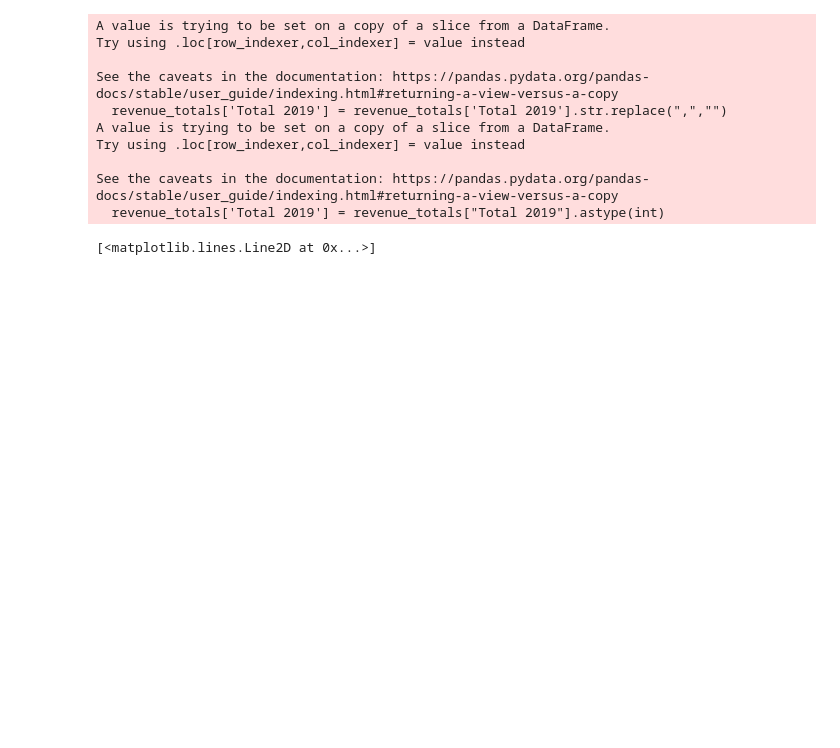
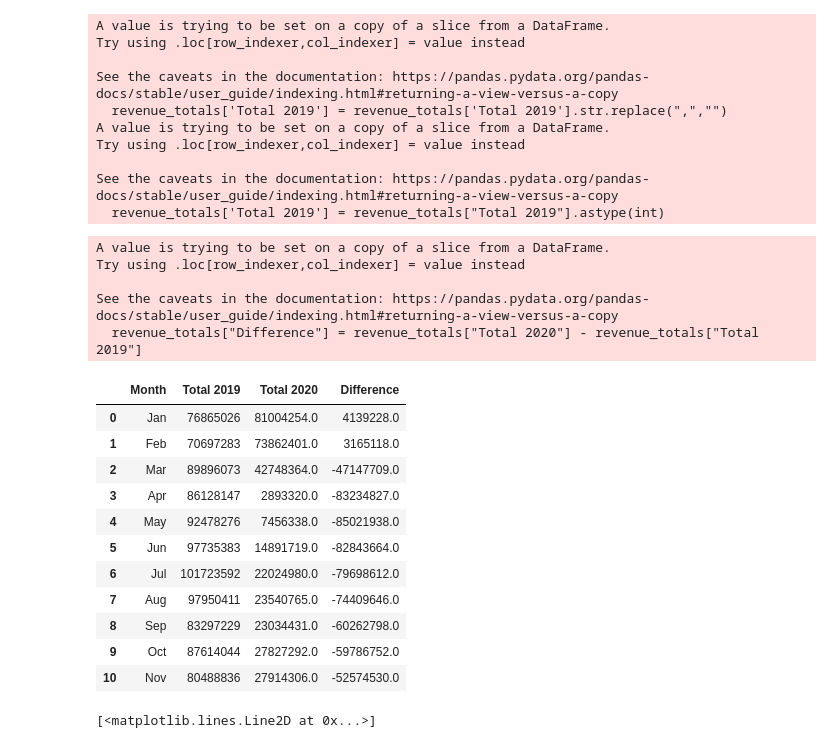
Before and after one commit to paulpreetam/Project1, a Jupyter notebook: Question 3-Revenue Passenger Miles.ipynb, the cells around one changed output. Saved outputs shown, nothing was run; the diff lists cells and outputs as text; code cells hidden in the pictures; blank space fills up the shorter version.

```diff
--- a/Question 3-Revenue Passenger Miles.ipynb
+++ b/Question 3-Revenue Passenger Miles.ipynb
@@ -85,4 +100,25 @@ Try using .loc[row_indexer,col_indexer] = value instead
 
 See the caveats in the documentation: https://pandas.pydata.org/pandas-docs/stable/user_guide/indexing.html#returning-a-view-versus-a-copy
   revenue_totals['Total 2019'] = revenue_totals["Total 2019"].astype(int)
+# %%
+revenue_totals["Difference"] = revenue_totals["Total 2020"] - revenue_totals["Total 2019"]
+revenue_totals
+# %% [output]
+A value is trying to be set on a copy of a slice from a DataFrame.
+Try using .loc[row_indexer,col_indexer] = value instead
+
+See the caveats in the documentation: https://pandas.pydata.org/pandas-docs/stable/user_guide/indexing.html#returning-a-view-versus-a-copy
+  revenue_totals["Difference"] = revenue_totals["Total 2020"] - revenue_totals["Total 2019"]
+|  | Month | Total 2019 | Total 2020 | Difference |
+| 0 | Jan | 76865026 | 81004254.0 | 4139228.0 |
+| 1 | Feb | 70697283 | 73862401.0 | 3165118.0 |
+| 2 | Mar | 89896073 | 42748364.0 | -47147709.0 |
+| 3 | Apr | 86128147 | 2893320.0 | -83234827.0 |
+| 4 | May | 92478276 | 7456338.0 | -85021938.0 |
+| 5 | Jun | 97735383 | 14891719.0 | -82843664.0 |
+| 6 | Jul | 101723592 | 22024980.0 | -79698612.0 |
+| 7 | Aug | 97950411 | 23540765.0 | -74409646.0 |
+| 8 | Sep | 83297229 | 23034431.0 | -60262798.0 |
+| 9 | Oct | 87614044 | 27827292.0 | -59786752.0 |
+| 10 | Nov | 80488836 | 27914306.0 | -52574530.0 |
 # %%
```
Also changed, not shown: parts of 4 cells of this notebook, 3 other files.
